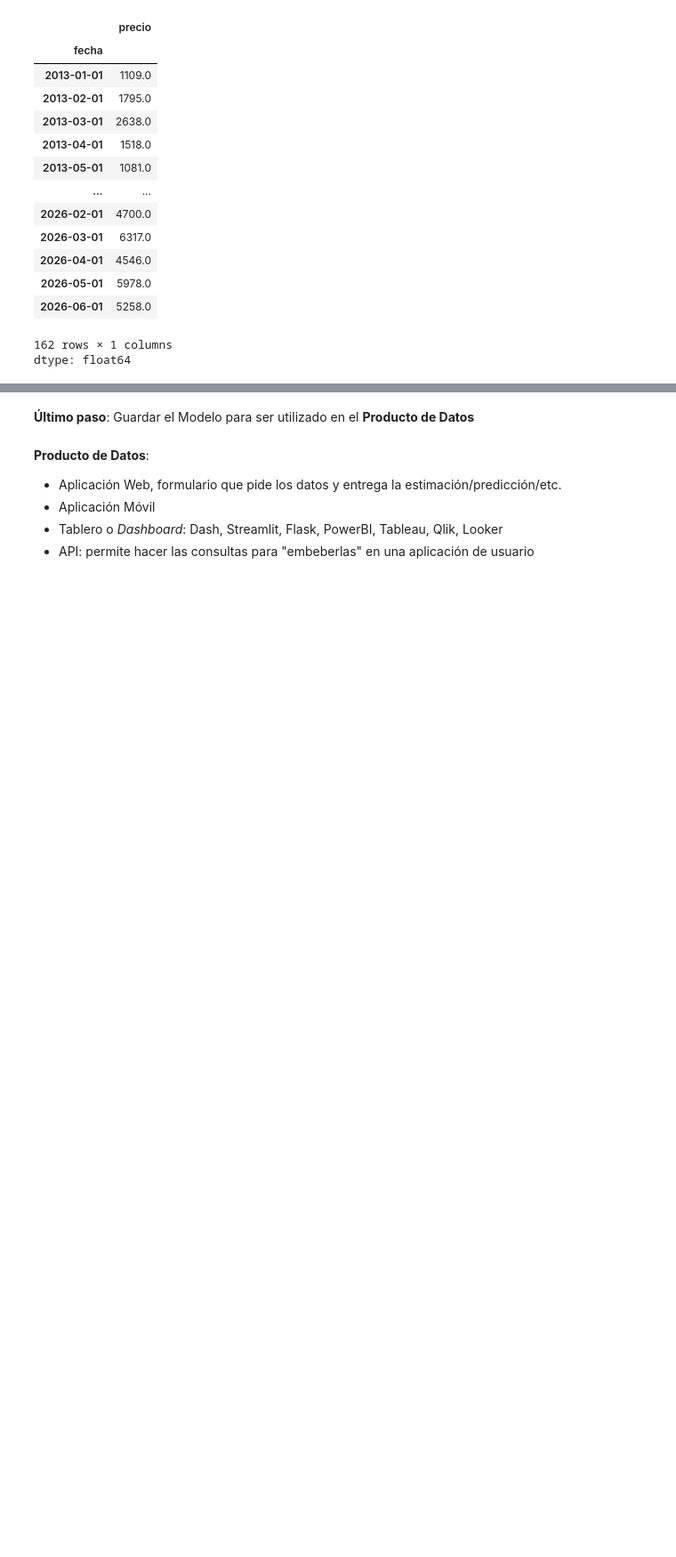
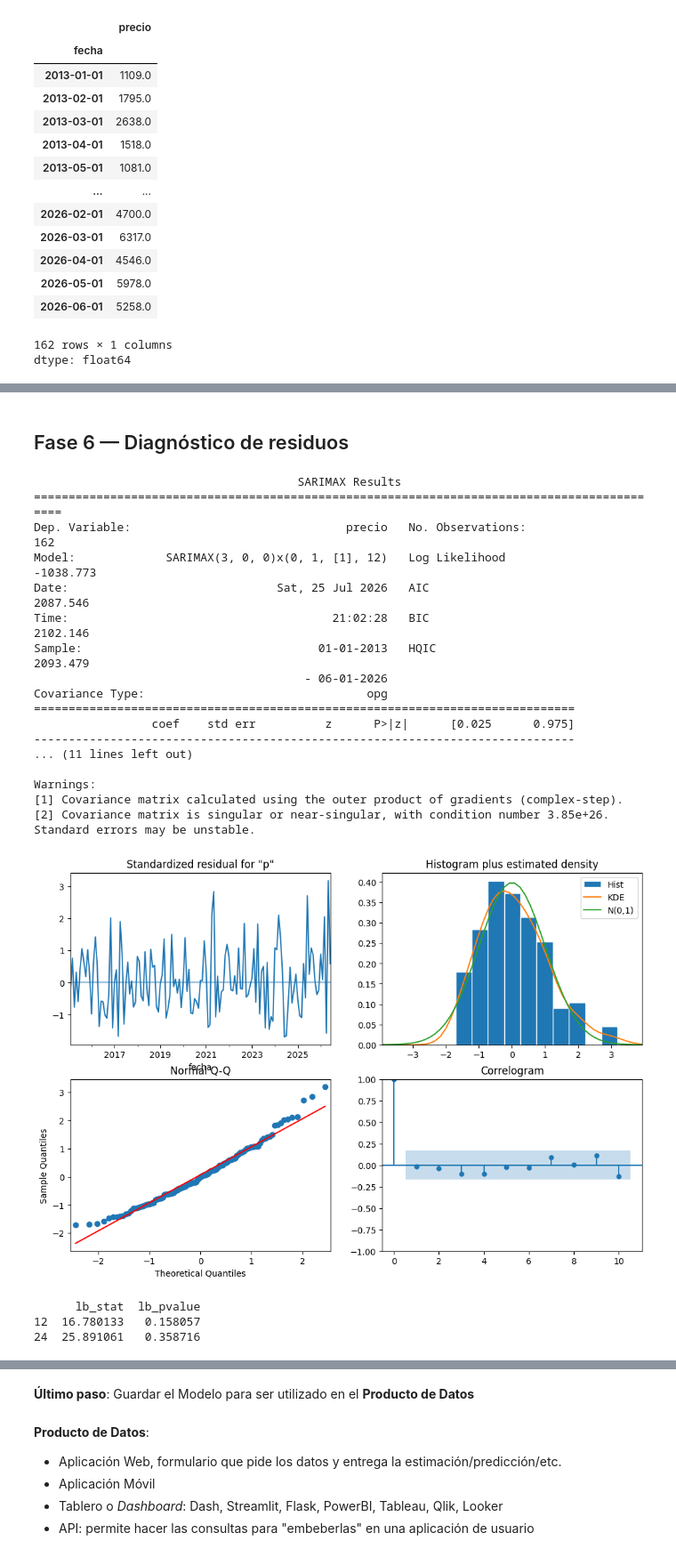
Before and after one commit to daniel-barona/proyecto_ciencia_datos, a Jupyter notebook: src/04_modelo.ipynb, the cells around one changed output, grey strips where cells are left out. Shown at 89% size. Drawn from its saved outputs; the diff is of its cells as text; code cells hidden in the pictures; blank space fills up the shorter version.

```diff
--- a/src/04_modelo.ipynb
+++ b/src/04_modelo.ipynb
@@ -310,0 +428,32 @@ dtype: float64
+# %%
+def ajustar_sarima(y, m=12, seasonal=True, use_log=True):
+    """Ajusta SARIMA. Si use_log=True, modela log(y) para estabilizar varianza."""
+    y_mod = np.log(y) if use_log else y
+    if HAS_PMDARIMA:
+        model = pm.auto_arima(
+            y_mod, seasonal=seasonal, m=m,
+            start_p=0, start_q=0, max_p=3, max_q=3,
+            start_P=0, start_Q=0, max_P=2, max_Q=2,
+            d=None, D=1 if seasonal else 0,
+            stepwise=True, trace=True,
+            information_criterion="aicc",
+            error_action="ignore", suppress_warnings=True,
+        )
+        print(model.summary())
+        return model.order, model.seasonal_order, use_log
+    import itertools
+    best = (None, np.inf, None)
+    for p, d, q in itertools.product(range(3), range(2), range(3)):
+        for P, D, Q in itertools.product(range(2), range(2), range(2)):
+            try:
+                res = SARIMAX(y_mod, order=(p,d,q), seasonal_order=(P,D,Q,m),
+                    enforce_stationarity=False, enforce_invertibility=False).fit(disp=False)
+                if res.aic < best[1]:
+                    best = ((p,d,q), res.aic, (P,D,Q,m))
+            except Exception:
+                pass
+    print("Mejor:", best)
+    return best[0], best[2], use_log
+# %%
+order, seasonal_order, use_log = ajustar_sarima(y, m=12, seasonal=True, use_log=True)
+print('order:', order, 'seasonal_order:', seasonal_order, 'use_log:', use_log)
@@ -310,0 +478,33 @@ dtype: float64
+# %% [markdown]
+## Fase 6 — Diagnóstico de residuos
+# %%
+def diagnosticar(y, order, seasonal_order):
+    res = SARIMAX(y, order=order, seasonal_order=seasonal_order,
+        enforce_stationarity=False, enforce_invertibility=False).fit(disp=False)
+    print(res.summary()); res.plot_diagnostics(figsize=(12,8)); plt.show()
+    from statsmodels.stats.diagnostic import acorr_ljungbox
+    print(acorr_ljungbox(res.resid, lags=[12,24], return_df=True))
+    return res
+fit = diagnosticar(y, order, seasonal_order)
+# %% [output]
+                                      SARIMAX Results
+============================================================================================
+Dep. Variable:                               precio   No. Observations:                  162
+Model:             SARIMAX(3, 0, 0)x(0, 1, [1], 12)   Log Likelihood               -1038.773
+Date:                              Sat, 25 Jul 2026   AIC                           2087.546
+Time:                                      21:02:28   BIC                           2102.146
+Sample:                                  01-01-2013   HQIC                          2093.479
+                                       - 06-01-2026
+Covariance Type:                                opg
+==============================================================================
+                 coef    std err          z      P>|z|      [0.025      0.975]
+------------------------------------------------------------------------------
+... (11 lines left out)
+
+Warnings:
+[1] Covariance matrix calculated using the outer product of gradients (complex-step).
+[2] Covariance matrix is singular or near-singular, with condition number 3.85e+26. Standard errors may be unstable.
+[figure, added]
+      lb_stat  lb_pvalue
+12  16.780133   0.158057
+24  25.891061   0.358716
```
Also changed, not shown: parts of 19 cells of this notebook.
